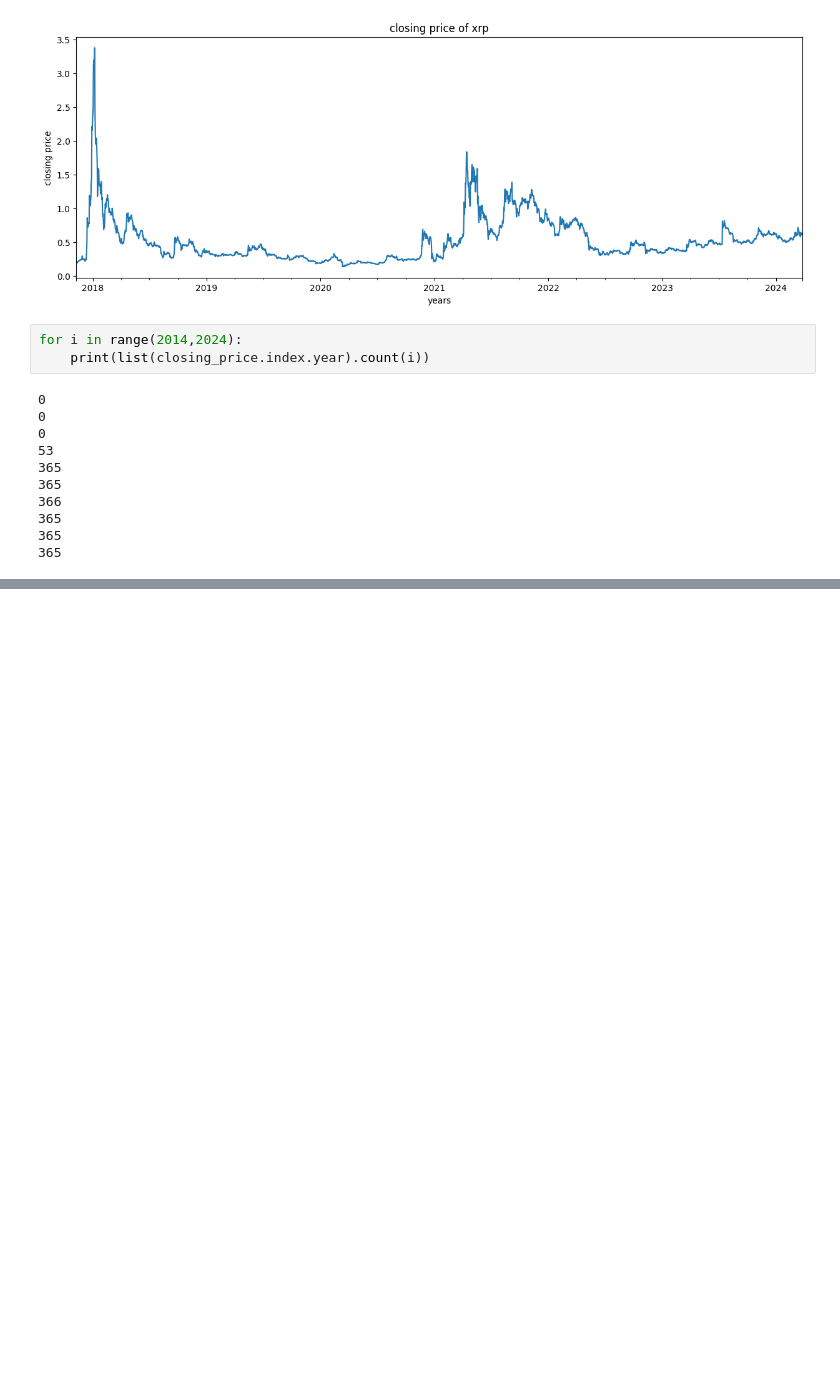
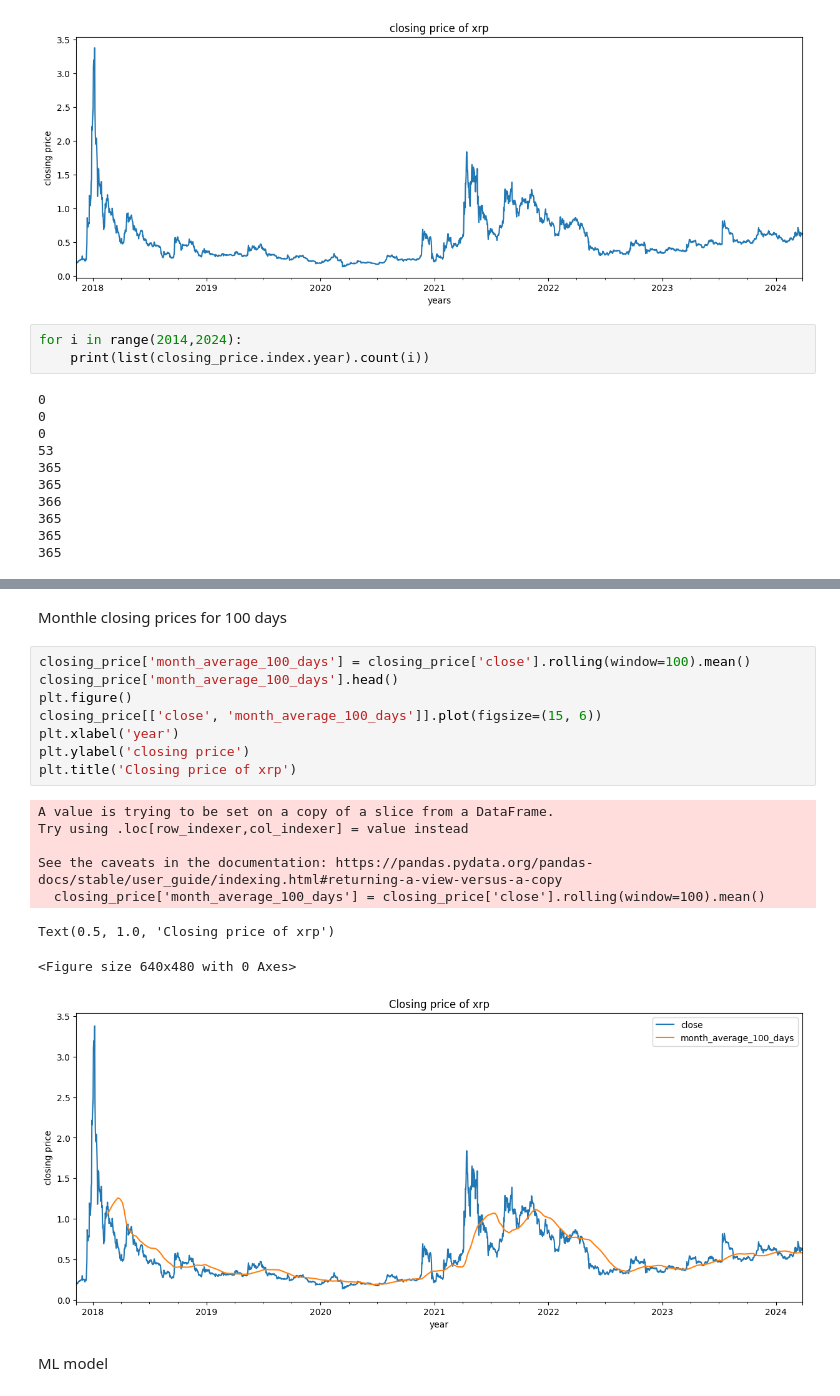
Before and after one commit to aivarasmink/ptu20_ml_reinforcement, a Jupyter notebook: ripple_prices_prediction_02/ripple.ipynb, the cells around one changed output, grey strips where cells are left out. Saved outputs shown, nothing was run; the diff lists cells and outputs as text; blank space fills up the shorter version.

Commit message:
darbas progresouje pradesiu ml modeli

```diff
--- a/ripple_prices_prediction_02/ripple.ipynb
+++ b/ripple_prices_prediction_02/ripple.ipynb
@@ -118,0 +147,21 @@ for i in range(2014,2024):
+# %% [markdown]
+Monthle closing prices for 100 days
+# %%
+closing_price['month_average_100_days'] = closing_price['close'].rolling(window=100).mean()
+closing_price['month_average_100_days'].head()
+plt.figure()
+closing_price[['close', 'month_average_100_days']].plot(figsize=(15, 6))
+plt.xlabel('year')
+plt.ylabel('closing price')
+plt.title('Closing price of xrp')
+# %% [output]
+A value is trying to be set on a copy of a slice from a DataFrame.
+Try using .loc[row_indexer,col_indexer] = value instead
+
+See the caveats in the documentation: https://pandas.pydata.org/pandas-docs/stable/user_guide/indexing.html#returning-a-view-versus-a-copy
+  closing_price['month_average_100_days'] = closing_price['close'].rolling(window=100).mean()
+Text(0.5, 1.0, 'Closing price of xrp')
+<Figure size 640x480 with 0 Axes>
+[figure, added]
+# %% [markdown]
+ML model
```
Also changed, not shown: parts of 6 cells of this notebook.
